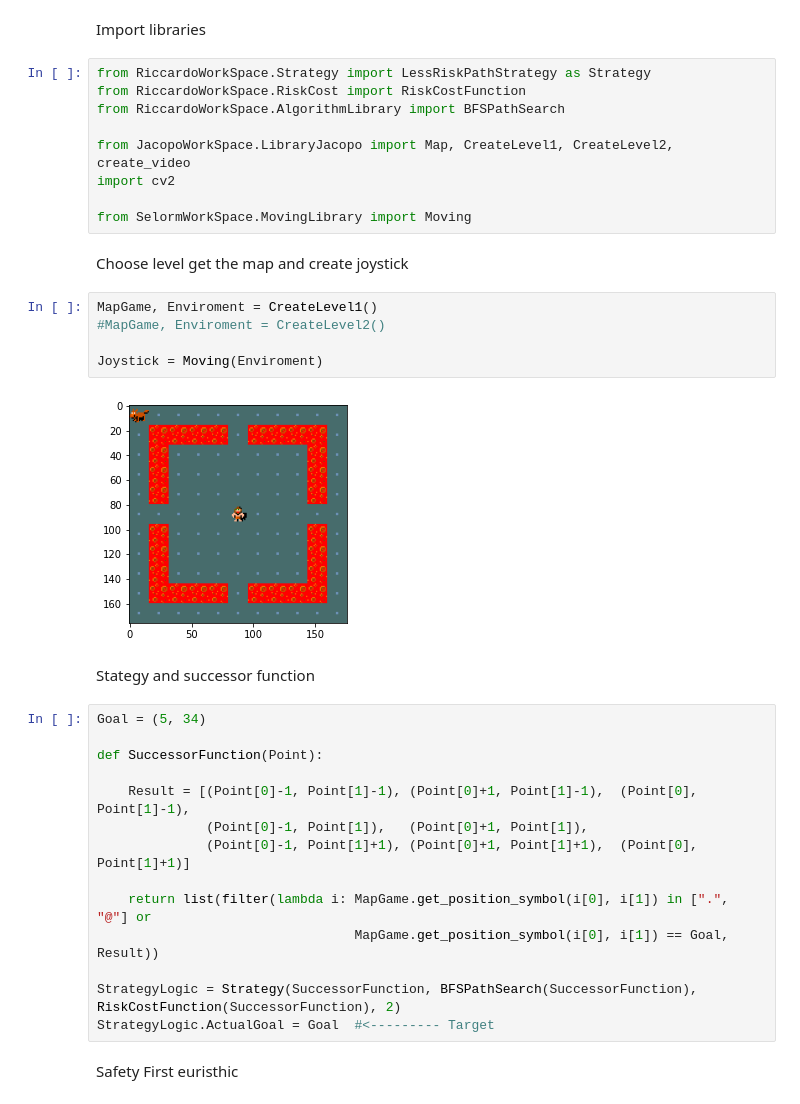
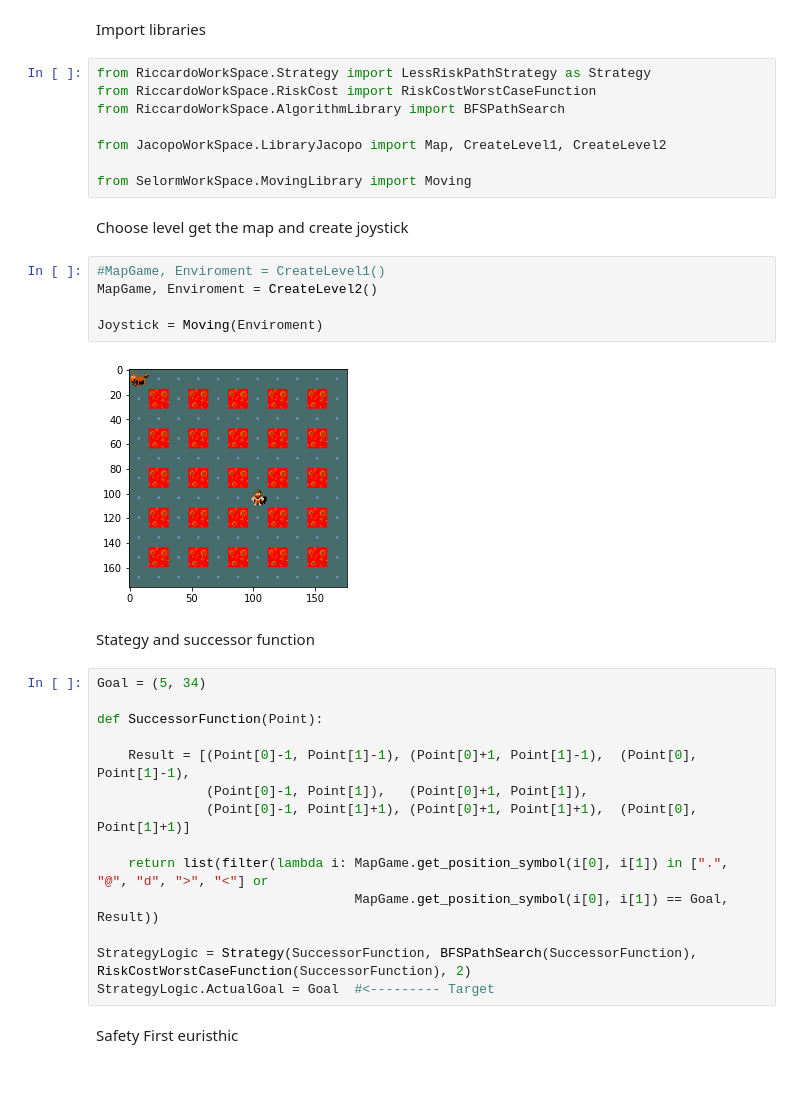
Before and after one commit to Selorm20/AIFProject, a Jupyter notebook: Main_less_risk_path.ipynb, the cells around one changed output. Drawn from its saved outputs; the diff is of its cells as text.

```diff
--- a/Main_less_risk_path.ipynb
+++ b/Main_less_risk_path.ipynb
@@ -2,22 +2,21 @@
 Import libraries
 # %%
 from RiccardoWorkSpace.Strategy import LessRiskPathStrategy as Strategy
-from RiccardoWorkSpace.RiskCost import RiskCostFunction
+from RiccardoWorkSpace.RiskCost import RiskCostWorstCaseFunction
 from RiccardoWorkSpace.AlgorithmLibrary import BFSPathSearch
 
-from JacopoWorkSpace.LibraryJacopo import Map, CreateLevel1, CreateLevel2, create_video
-import cv2
+from JacopoWorkSpace.LibraryJacopo import Map, CreateLevel1, CreateLevel2
 
 from SelormWorkSpace.MovingLibrary import Moving
 # %% [markdown]
 Choose level get the map and create joystick
 # %%
-MapGame, Enviroment = CreateLevel1()
-#MapGame, Enviroment = CreateLevel2()
+#MapGame, Enviroment = CreateLevel1()
+MapGame, Enviroment = CreateLevel2()
 
 Joystick = Moving(Enviroment)
 # %% [output]
-[figure, old version]
+[figure, new version]
 # %% [markdown]
 Stategy and successor function
 # %%
@@ -29,10 +28,10 @@ def SuccessorFunction(Point):
               (Point[0]-1, Point[1]),   (Point[0]+1, Point[1]),
               (Point[0]-1, Point[1]+1), (Point[0]+1, Point[1]+1),  (Point[0], Point[1]+1)]
 
-    return list(filter(lambda i: MapGame.get_position_symbol(i[0], i[1]) in [".", "@"] or
+    return list(filter(lambda i: MapGame.get_position_symbol(i[0], i[1]) in [".", "@", "d", ">", "<"] or
                                  MapGame.get_position_symbol(i[0], i[1]) == Goal, Result))
 
-StrategyLogic = Strategy(SuccessorFunction, BFSPathSearch(SuccessorFunction), RiskCostFunction(SuccessorFunction), 2)
+StrategyLogic = Strategy(SuccessorFunction, BFSPathSearch(SuccessorFunction), RiskCostWorstCaseFunction(SuccessorFunction), 2)
 StrategyLogic.ActualGoal = Goal  #<--------- Target
 # %% [markdown]
 Safety First euristhic
```
Also changed, not shown: parts of 1 cell of this notebook, 5 other files.
